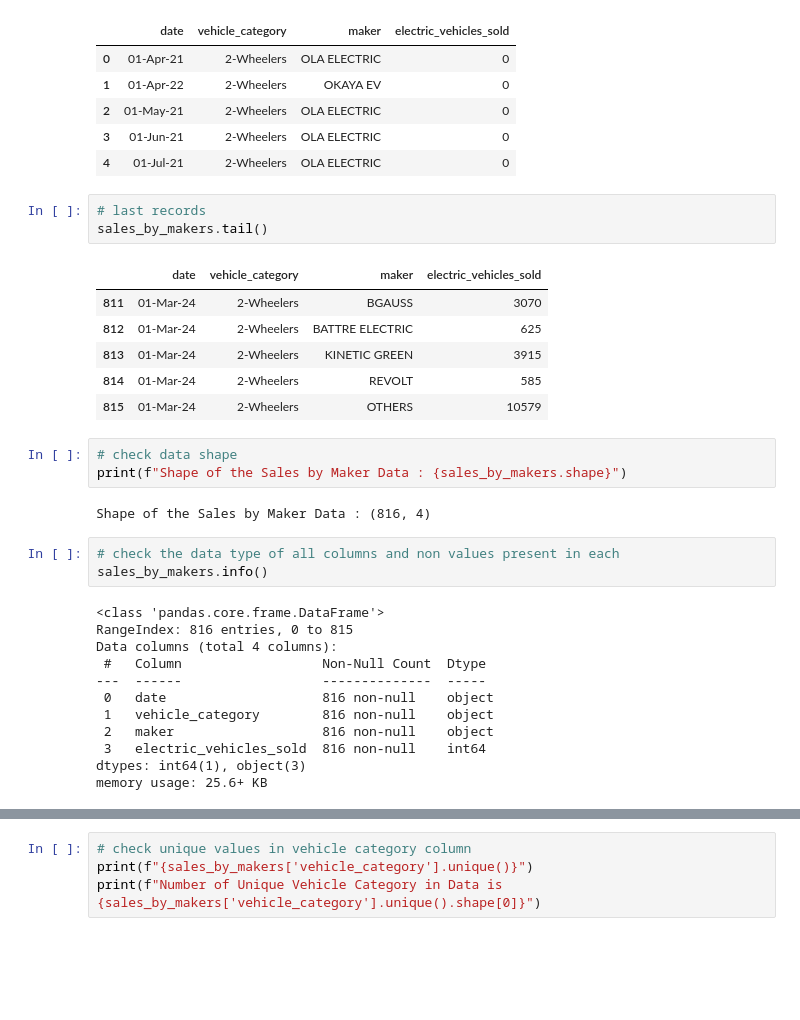
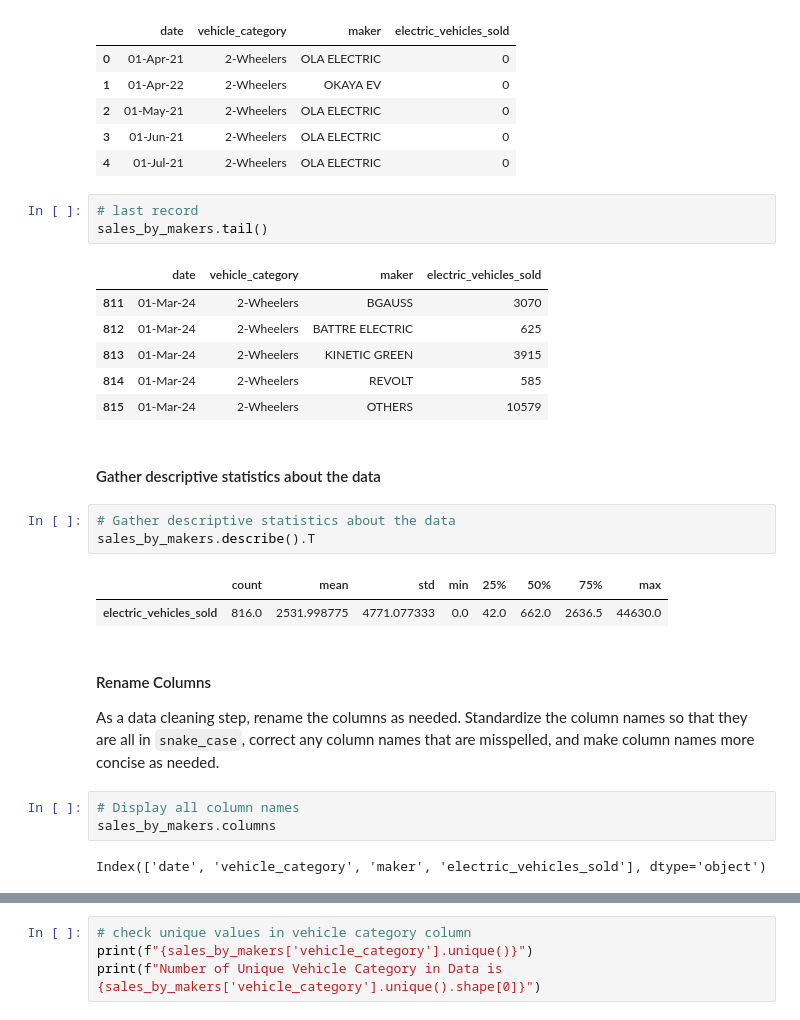
Before and after one commit to WalterEdwardd/General_Motors-Provide_Insights_to_Chief_in_Electric_and_Hybrid_Vehicles, a Jupyter notebook: notebooks/processed_data.ipynb, the cells around one changed output, grey strips where cells are left out. Drawn from its saved outputs; the diff is of its cells as text; blank space fills up the shorter version.

```diff
--- a/notebooks/processed_data.ipynb
+++ b/notebooks/processed_data.ipynb
@@ -157,7 +504,7 @@ sales_by_makers.head()
 | 3 | 01-Jun-21 | 2-Wheelers | OLA ELECTRIC | 0 |
 | 4 | 01-Jul-21 | 2-Wheelers | OLA ELECTRIC | 0 |
 # %%
-# last records
+# last record
 sales_by_makers.tail()
 # %% [output]
 |  | date | vehicle_category | maker | electric_vehicles_sold |
@@ -166,23 +513,19 @@ sales_by_makers.tail()
 | 813 | 01-Mar-24 | 2-Wheelers | KINETIC GREEN | 3915 |
 | 814 | 01-Mar-24 | 2-Wheelers | REVOLT | 585 |
 | 815 | 01-Mar-24 | 2-Wheelers | OTHERS | 10579 |
-# %%
-# check data shape
-print(f"Shape of the Sales by Maker Data : {sales_by_makers.shape}")
-# %% [output]
-Shape of the Sales by Maker Data : (816, 4)
-# %%
-# check the data type of all columns and non values present in each
-sales_by_makers.info()
-# %% [output]
-<class 'pandas.core.frame.DataFrame'>
-RangeIndex: 816 entries, 0 to 815
-Data columns (total 4 columns):
- #   Column                  Non-Null Count  Dtype
----  ------                  --------------  -----
- 0   date                    816 non-null    object
- 1   vehicle_category        816 non-null    object
- 2   maker                   816 non-null    object
- 3   electric_vehicles_sold  816 non-null    int64
-dtypes: int64(1), object(3)
-memory usage: 25.6+ KB
+# %% [markdown]
+#### Gather descriptive statistics about the data
+# %%
+# Gather descriptive statistics about the data
+sales_by_makers.describe().T
+# %% [output]
+|  | count | mean | std | min | 25% | 50% | 75% | max |
+| electric_vehicles_sold | 816.0 | 2531.998775 | 4771.077333 | 0.0 | 42.0 | 662.0 | 2636.5 | 44630.0 |
+# %% [markdown]
+#### Rename Columns
+As a data cleaning step, rename the columns as needed. Standardize the column names so that they are all in `snake_case`, correct any column names that are misspelled, and make column names more concise as needed.
+# %%
+# Display all column names
+sales_by_makers.columns
+# %% [output]
+Index(['date', 'vehicle_category', 'maker', 'electric_vehicles_sold'], dtype='object')
```
Also changed, not shown: parts of 131 cells of this notebook.
